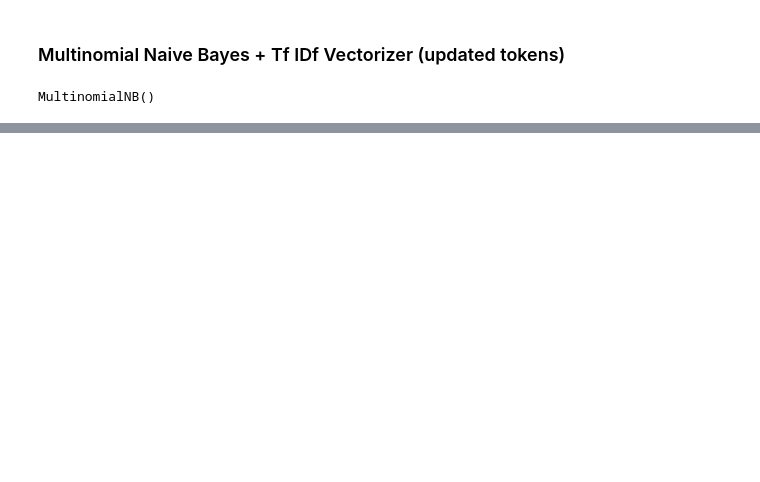
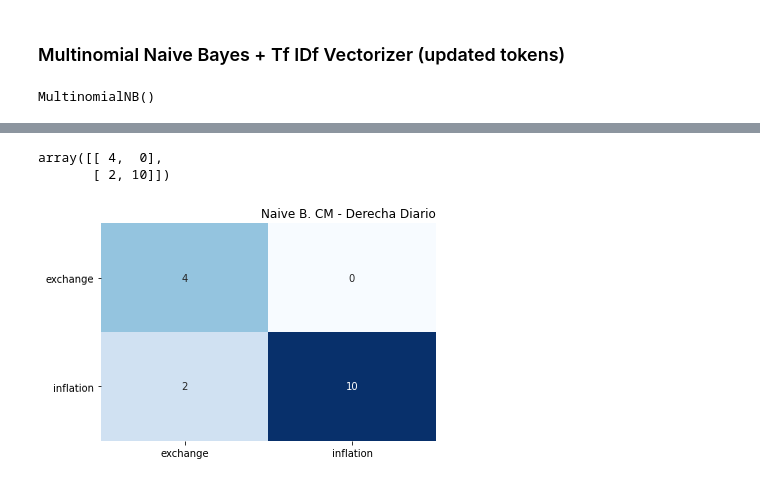
Before and after one commit to guidomitolo/pol_bias_nlp, a Jupyter notebook: 4.b.naive_topics.ipynb, the cells around one changed output, grey strips where cells are left out. Cells and saved outputs as stored; diff of their text form; code cells hidden in the pictures; blank space fills up the shorter version.

```diff
--- a/4.b.naive_topics.ipynb
+++ b/4.b.naive_topics.ipynb
@@ -200,0 +216,16 @@ accuracy_score(y_pred_2, y_test.values)
+# %%
+matrix = confusion_matrix(y_pred_2, y_test.values)
+matrix
+# %% [output]
+array([[ 4,  0],
+       [ 2, 10]])
+# %%
+import seaborn as sns
+from matplotlib import pyplot as plt
+sns.heatmap(matrix, annot=True, cbar=False, cmap="Blues")
+plt.xticks([0.5, 1.5],labels=['exchange','inflation'])
+plt.yticks([0.5, 1.5],labels=['exchange','inflation'], rotation = 0.5)
+plt.title('Naive B. CM - Derecha Diario', loc='right')
+plt.show()
+# %% [output]
+[figure, added]
```
Also changed, not shown: parts of 11 cells of this notebook, 19 other files.
